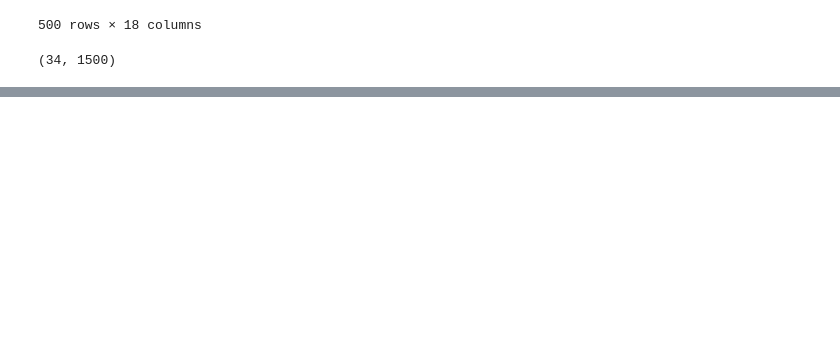
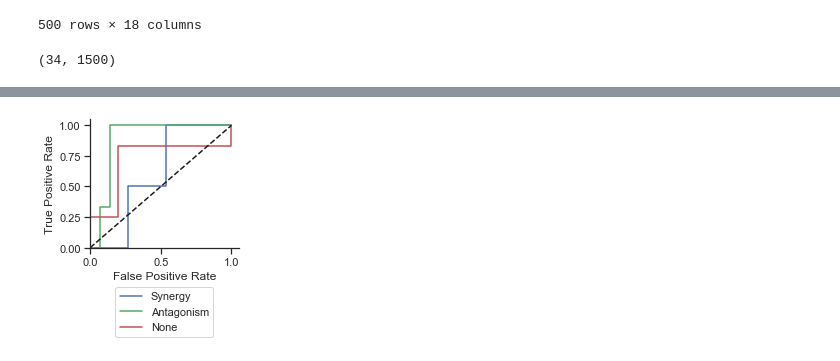
Before and after one commit to azwang10/20.440-spring-2020-project, a Jupyter notebook: scripts/classifier.ipynb, the cells around one changed output, grey strips where cells are left out. Saved outputs shown, nothing was run; the diff lists cells and outputs as text; code cells hidden in the pictures; blank space fills up the shorter version.

Commit message:
new classifier figs

```diff
--- a/scripts/classifier.ipynb
+++ b/scripts/classifier.ipynb
@@ -137,0 +138,27 @@ Image(filename='../figs/classifier2.png', width=4000, height=3000)
+# %%
+from sklearn.metrics import plot_roc_curve
+
+y_new = np.array(y_train) == 0
+reg = RandomForestClassifier().fit(X_train, y_new)
+
+y_new = np.array(y_train) == 1
+reg1 = RandomForestClassifier().fit(X_train, y_new)
+
+y_new = np.array(y_train) == 2
+reg2 = RandomForestClassifier().fit(X_train, y_new)
+
+plt.figure(figsize=(3, 4))
+ax = plt.subplot(111)
+plot_roc_curve(reg, X_test, np.array(y_test)==0, ax=ax, label='Synergy')
+plot_roc_curve(reg1, X_test, np.array(y_test)==1, ax=ax, label='Antagonism', c='C2')
+plot_roc_curve(reg2, X_test, np.array(y_test)==2, ax=ax, label='None', c='C3')
+plt.plot([0, 1], [0, 1], linestyle='--', c='k')
+plt.legend(loc='center', bbox_to_anchor=(0.5, -0.5), ncol=1)
+plt.xlim(0, )
+plt.ylim(0, )
+sns.despine()
+plt.tight_layout()
+plt.savefig('../figs/classifier3.png', dpi=300)
+plt.show()
+# %% [output]
+[figure, added]
```
Also changed, not shown: parts of 3 cells of this notebook, 4 other files.
